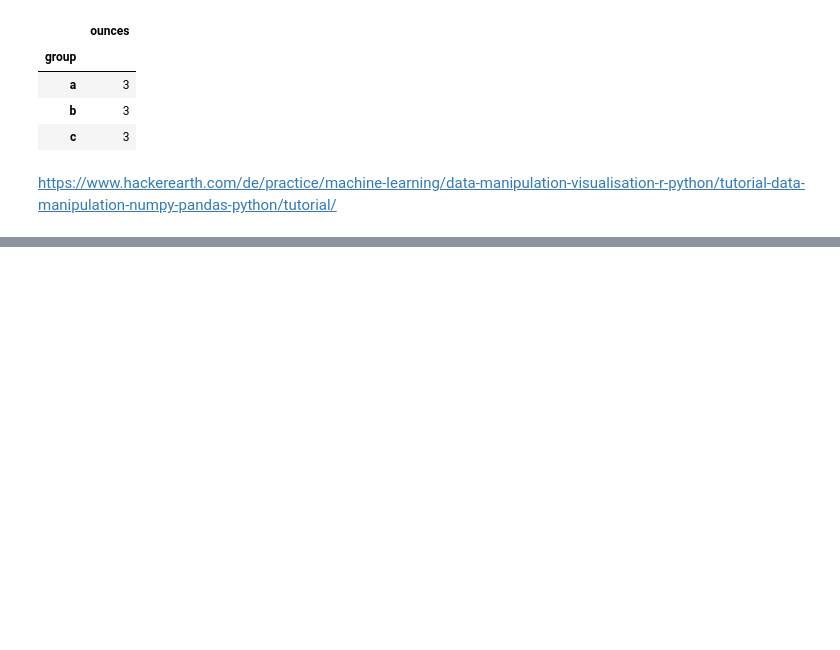
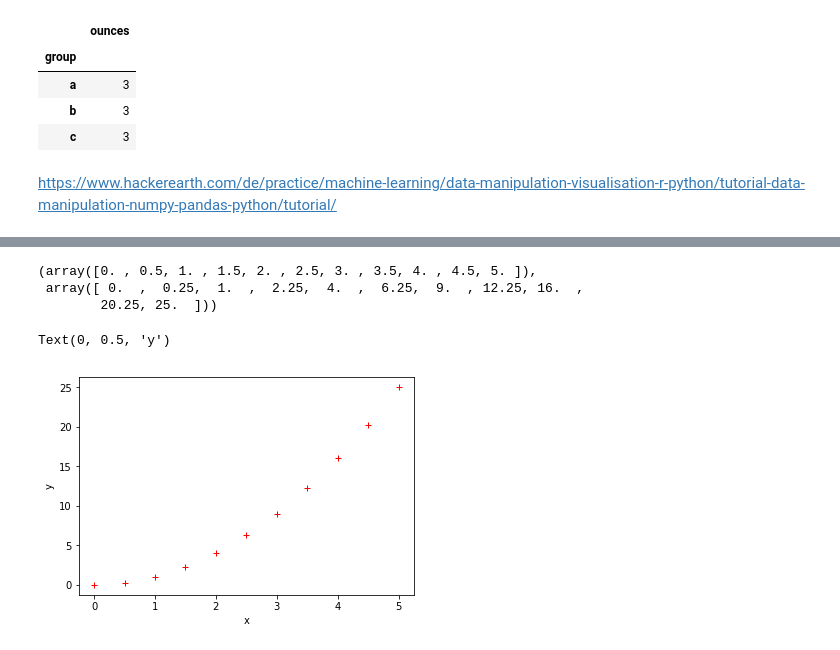
Before and after one commit to vmsgiridhar/AI2019, a Jupyter notebook: DS_Practice/NumpyPandas.ipynb, the cells around one changed output, grey strips where cells are left out. Saved outputs shown, nothing was run; the diff lists cells and outputs as text; code cells hidden in the pictures; blank space fills up the shorter version.

```diff
--- a/DS_Practice/NumpyPandas.ipynb
+++ b/DS_Practice/NumpyPandas.ipynb
@@ -679,0 +694,17 @@ https://www.hackerearth.com/de/practice/machine-learning/data-manipulation-visua
+# %%
+x = np.linspace(0,5,11)
+y = x**2
+# %%
+x,y
+# %% [output]
+(array([0. , 0.5, 1. , 1.5, 2. , 2.5, 3. , 3.5, 4. , 4.5, 5. ]),
+ array([ 0.  ,  0.25,  1.  ,  2.25,  4.  ,  6.25,  9.  , 12.25, 16.  ,
+        20.25, 25.  ]))
+# %%
+# functional method
+plt.plot(x,y,'r+')
+plt.xlabel('x')
+plt.ylabel('y')
+# %% [output]
+Text(0, 0.5, 'y')
+[figure, added]
```
Also changed, not shown: parts of 63 cells of this notebook, 17 other files.
